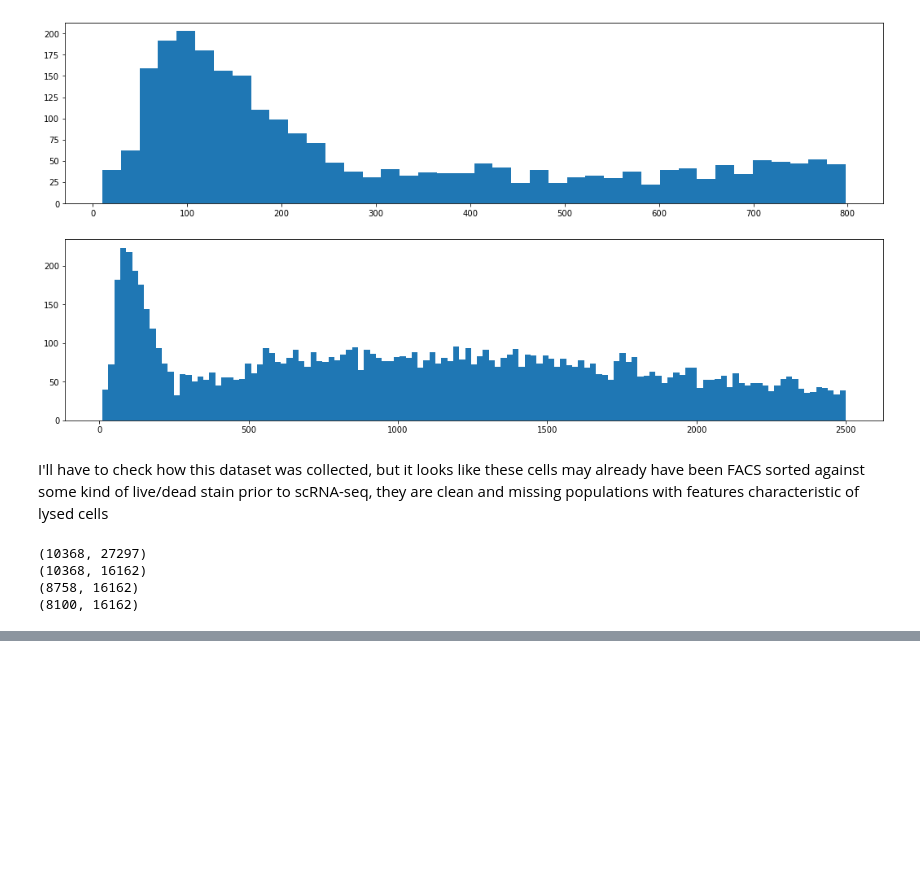
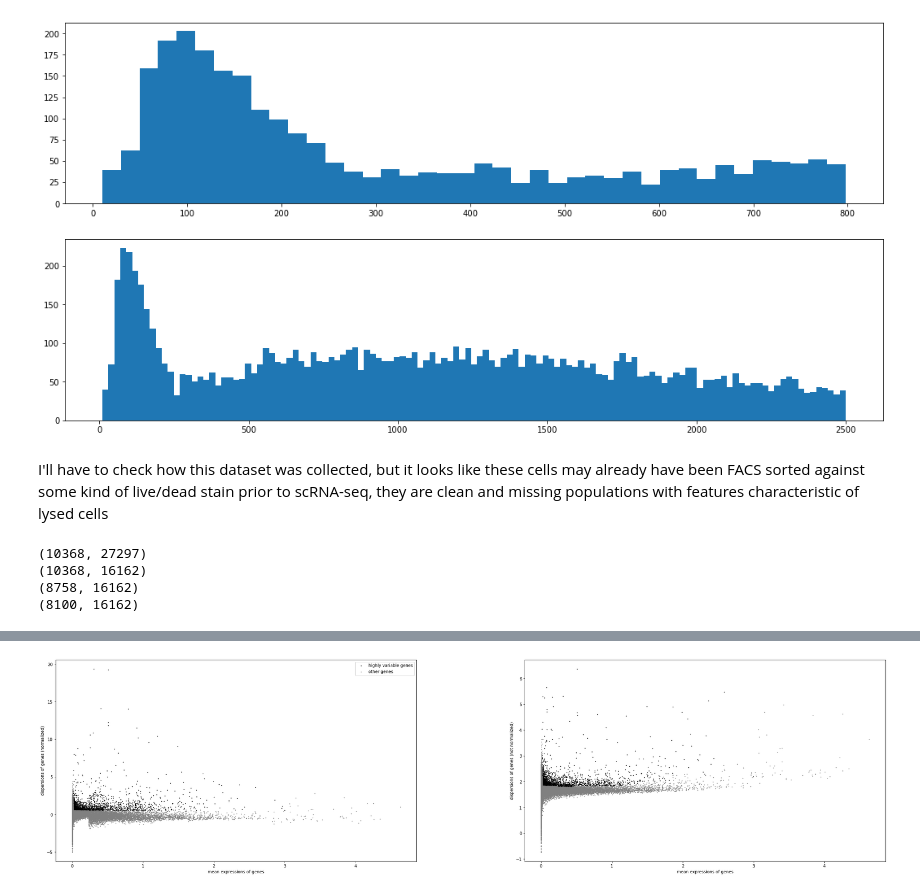
Before and after one commit to jbishop45/CS-7641-Project, a Jupyter notebook: Code/data_preprocessing.ipynb, the cells around one changed output, grey strips where cells are left out. Saved outputs shown, nothing was run; the diff lists cells and outputs as text; code cells hidden in the pictures; blank space fills up the shorter version.

```diff
--- a/Code/data_preprocessing.ipynb
+++ b/Code/data_preprocessing.ipynb
@@ -115,0 +133,8 @@ print(adata_filtered.X.shape)
+# %%
+sc.pp.normalize_total(adata_filtered, target_sum=1e4)
+sc.pp.log1p(adata_filtered)
+sc.pp.highly_variable_genes(adata_filtered, min_mean=0.0125, max_mean=3, min_disp=0.5)
+sc.pl.highly_variable_genes(adata_filtered)
+adata_filtered.raw = adata_filtered
+# %% [output]
+[figure, added]
```
Also changed, not shown: parts of 42 cells of this notebook, 4 other files.
